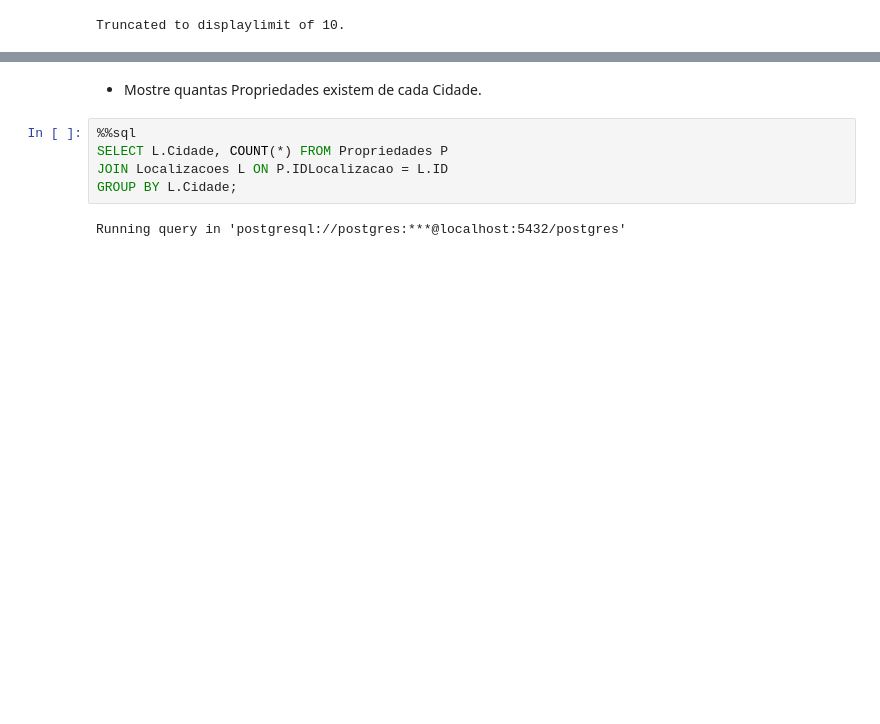
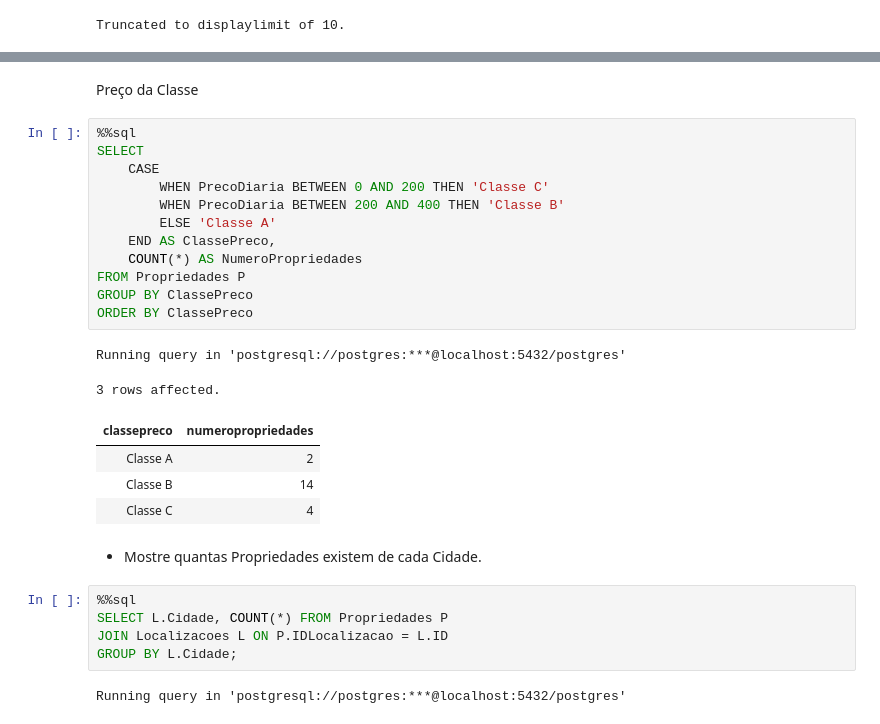
Before and after one commit to MiguelHenri/SCC0240, a Jupyter notebook: t1.ipynb, the cells around one changed output, grey strips where cells are left out. Saved outputs shown, nothing was run; the diff lists cells and outputs as text; blank space fills up the shorter version.

```diff
--- a/t1.ipynb
+++ b/t1.ipynb
@@ -200,3 +232,24 @@ Running query in 'postgresql://postgres:***@localhost:5432/postgres'
+# %% [markdown]
+Preço da Classe
+# %%
+%%sql
+SELECT
+    CASE
+        WHEN PrecoDiaria BETWEEN 0 AND 200 THEN 'Classe C'
+        WHEN PrecoDiaria BETWEEN 200 AND 400 THEN 'Classe B'
+        ELSE 'Classe A'
+    END AS ClassePreco,
+    COUNT(*) AS NumeroPropriedades
+FROM Propriedades P
+GROUP BY ClassePreco
+ORDER BY ClassePreco
+# %% [output]
+Running query in 'postgresql://postgres:***@localhost:5432/postgres'
+3 rows affected.
+| classepreco | numeropropriedades |
+| Classe A | 2 |
+| Classe B | 14 |
+| Classe C | 4 |
 # %% [markdown]
 - Mostre quantas Propriedades existem de cada Cidade.
 # %%
```
Also changed, not shown: parts of 6 cells of this notebook.
